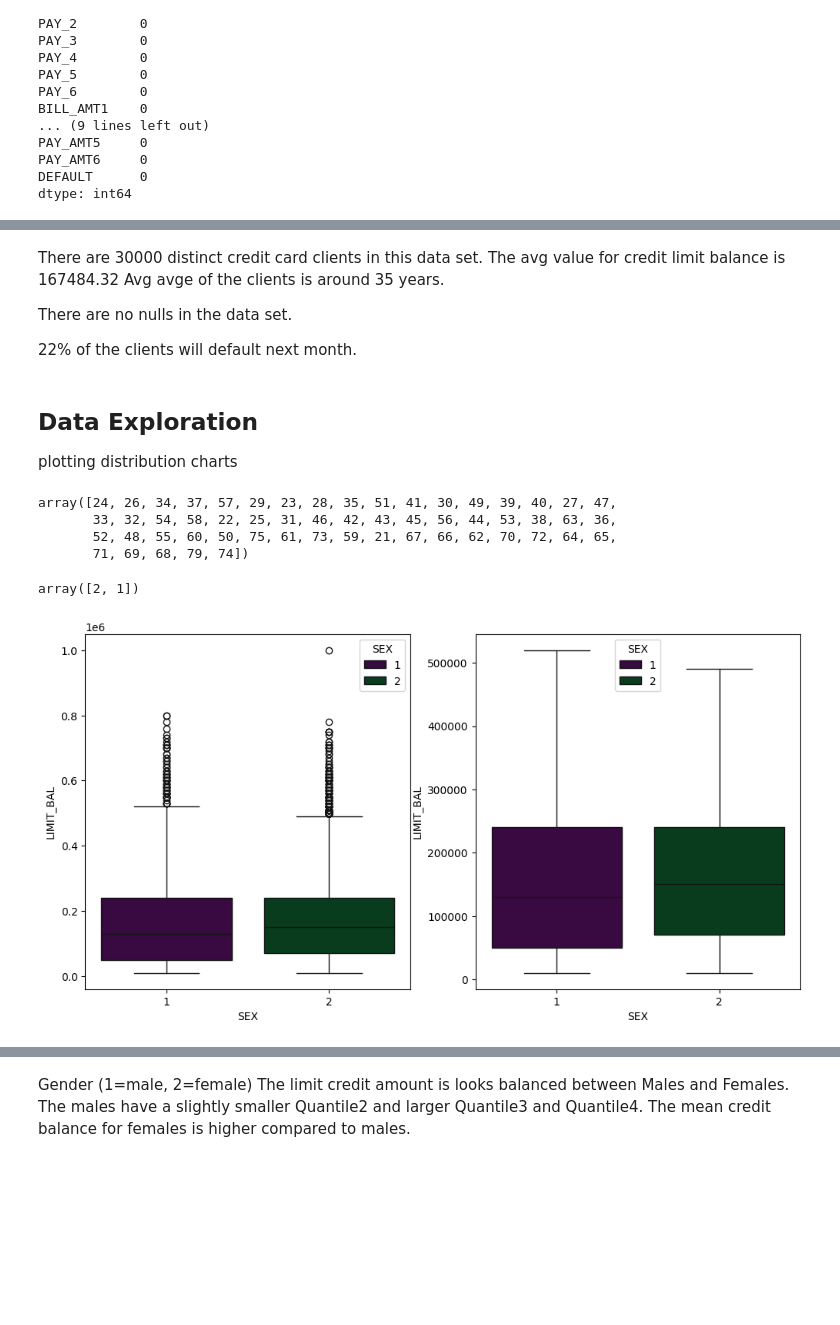
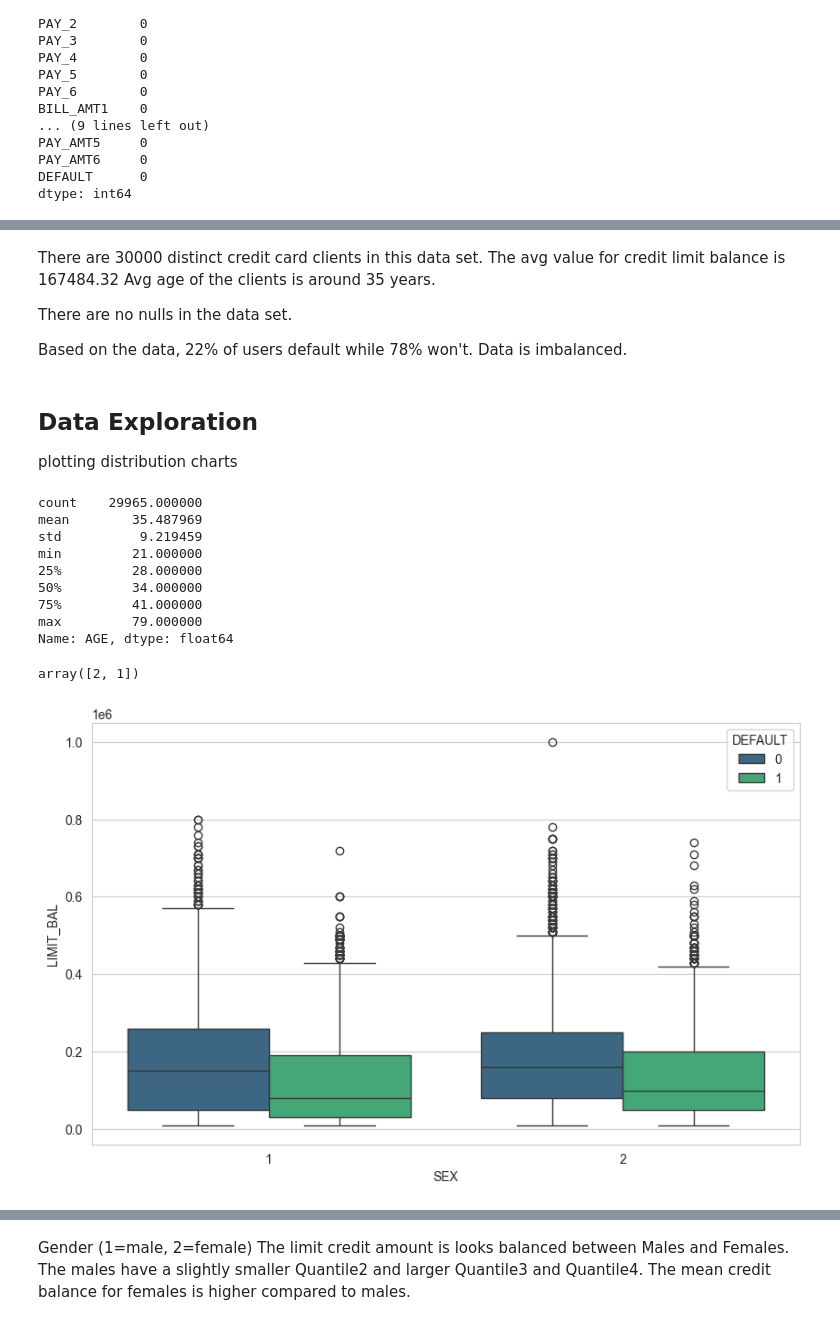
Before and after one commit to MeghanaGangarapu/CreditRiskAnalysis, a Jupyter notebook: EDA/CreditRisk_Analysis_EDA.ipynb, the cells around one changed output, grey strips where cells are left out. Cells and saved outputs as stored; diff of their text form; code cells hidden in the pictures; blank space fills up the shorter version.

```diff
--- a/EDA/CreditRisk_Analysis_EDA.ipynb
+++ b/EDA/CreditRisk_Analysis_EDA.ipynb
@@ -8,6 +20,6 @@ from sklearn.preprocessing import OneHotEncoder
 # %%
 
-file_path = '/Users/kirant/PythonProjects/CreditRiskAnalysis/Data/default of credit card clients.xls'
+file_path = '/Users/kirant/PythonProjects/CreditRiskAnalysis/Data/default_of_credit_card_clients.xls'
 df = pd.read_excel(file_path, header=0)
 # %%
 df.head()
@@ -42,8 +63,8 @@ memory usage: 5.7 MB
 # %%
 ## renaming the column name default payment next month to 'default' , so that it will be easy tp call it everytime
 
-df.rename(columns={'default payment next month':'DEFAULT'}, inplace=True)
-df.rename(columns={'PAY_0': 'PAY_1'}, inplace=True)
+df.rename(columns={'default payment next month':'DEFAULT'}, inplace=True, errors='raise')
+df.rename(columns={'PAY_0': 'PAY_1'}, inplace=True, errors='raise')
 df.drop('ID', axis = 1, inplace =  True)
 # %%
 df.describe()
@@ -92,0 +107,2 @@ plt.show()
+# %%
+df.drop_duplicates(inplace=True)
@@ -93,21 +119,27 @@ plt.show()
 # %% [markdown]
 There are 30000 distinct credit card clients in this data set.
 The avg value for credit limit balance is 167484.32
-Avg avge of the clients is around 35 years.
+Avg age of the clients is around 35 years.
 
 There are  no nulls in the data set.
 
-22% of the clients will default next month.
+Based on the data, 22% of users default while 78% won't.
+Data is imbalanced.
 # %% [markdown]
 ## Data Exploration
 plotting distribution charts
 # %%
-df['AGE'].unique()
-## age is between 18 to 100. We can assume no outliers
+df['AGE'].describe()
+## age is between 21 to 79. We can assume no outliers.
 # %% [output]
-array([24, 26, 34, 37, 57, 29, 23, 28, 35, 51, 41, 30, 49, 39, 40, 27, 47,
-       33, 32, 54, 58, 22, 25, 31, 46, 42, 43, 45, 56, 44, 53, 38, 63, 36,
-       52, 48, 55, 60, 50, 75, 61, 73, 59, 21, 67, 66, 62, 70, 72, 64, 65,
-       71, 69, 68, 79, 74])
+count    29965.000000
+mean        35.487969
+std          9.219459
+min         21.000000
+25%         28.000000
+50%         34.000000
+75%         41.000000
+max         79.000000
+Name: AGE, dtype: float64
 # %%
 df['SEX'].unique()
@@ -115,10 +148,12 @@ df['SEX'].unique()
 array([2, 1])
 # %%
 ### distribution for credit limit vs sex
+sns.set_palette("viridis")
+plt.figure(figsize=(10, 6))
+plt.figsize=(12,6)
+sns.boxplot( x="SEX", y="LIMIT_BAL", data=df, hue="DEFAULT",
+            palette="viridis")
 
-fig, (ax1, ax2) = plt.subplots(ncols=2, figsize=(12,6))
-s = sns.boxplot(ax = ax1, x="SEX", y="LIMIT_BAL", hue="SEX",data=df, palette="PRGn",showfliers=True)
-s = sns.boxplot(ax = ax2, x="SEX", y="LIMIT_BAL", hue="SEX",data=df, palette="PRGn",showfliers=False)
-plt.show();
+plt.show()
 # %% [output]
-[figure, old version]
+[figure, new version]
```
Also changed, not shown: parts of 51 cells of this notebook, 1 other file.
